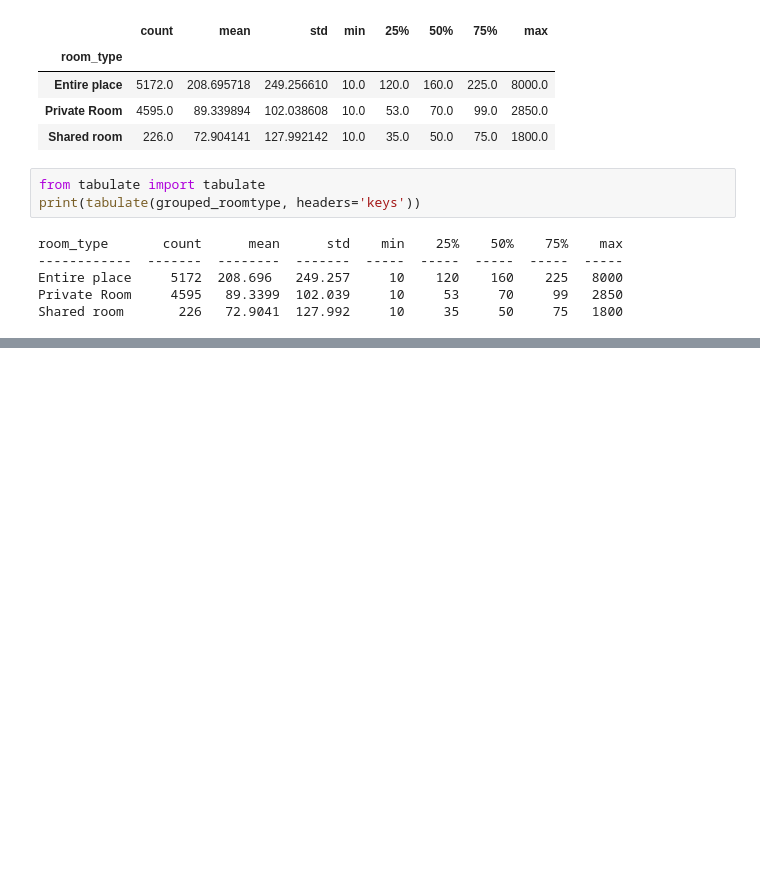
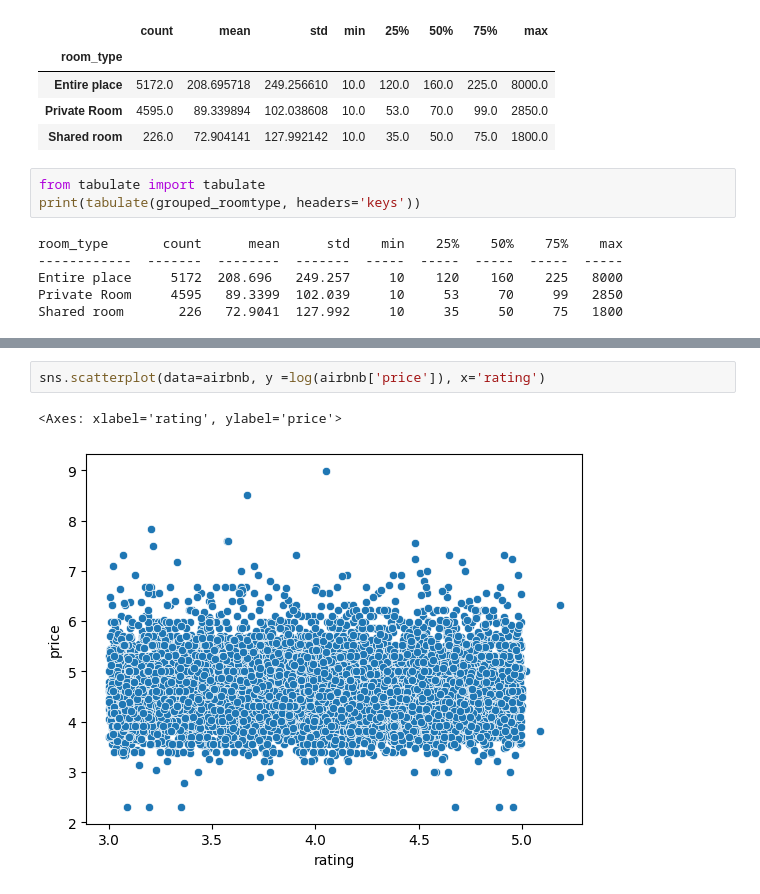
Before and after one commit to kflisikowsky/Data_Analysis_Workshops, a Jupyter notebook: Kopia notatnika Cleaning_Data_in_Python_live_session.ipynb, the cells around one changed output, grey strips where cells are left out. Cells and saved outputs as stored; diff of their text form; blank space fills up the shorter version.

```diff
--- a/Kopia notatnika Cleaning_Data_in_Python_live_session.ipynb
+++ b/Kopia notatnika Cleaning_Data_in_Python_live_session.ipynb
@@ -1043,0 +1044,5 @@ plt.show()
+# %%
+sns.scatterplot(data=airbnb, y =log(airbnb['price']), x='rating')
+# %% [output]
+<Axes: xlabel='rating', ylabel='price'>
+[figure, added]
```
Also changed, not shown: parts of 8 cells of this notebook.
